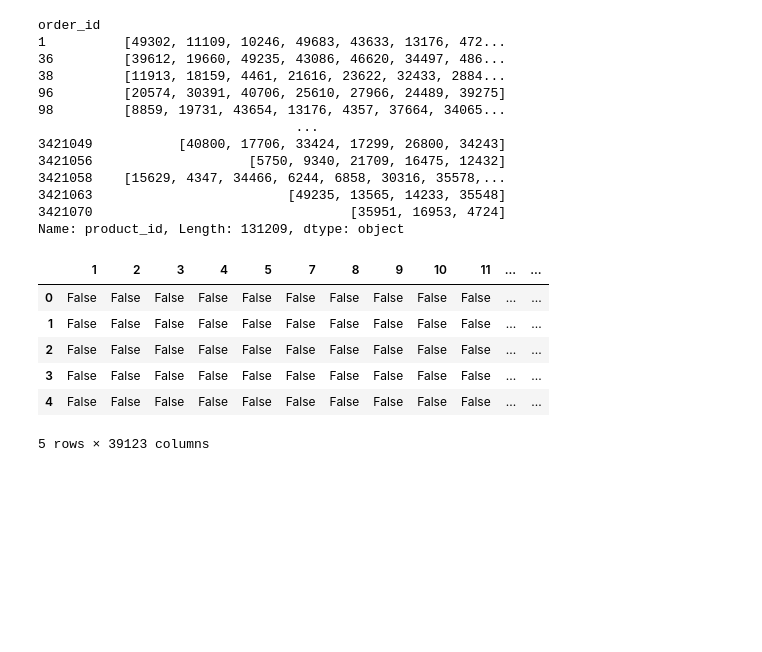
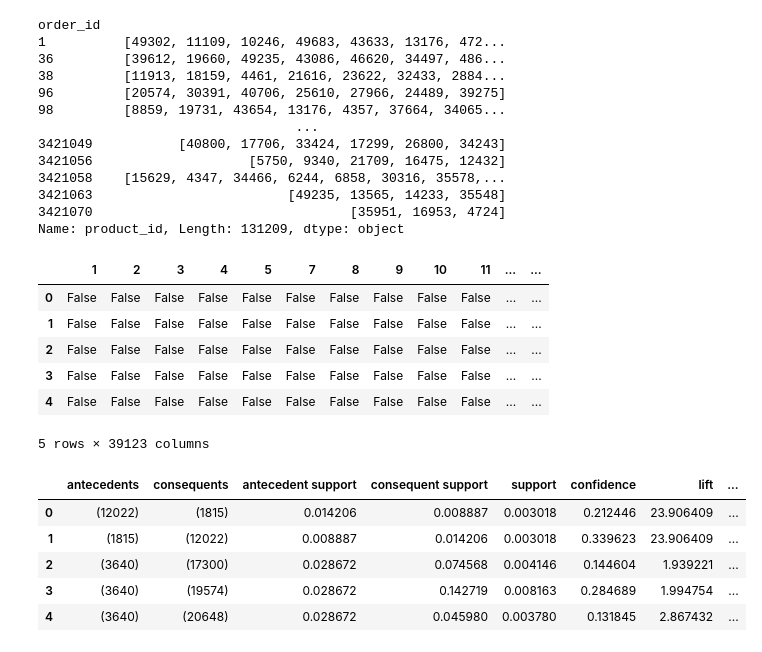
Before and after one commit to Huni0318/preprocessing, a Jupyter notebook: practice/practice7.ipynb, the cells around one changed output. Cells and saved outputs as stored; diff of their text form; code cells hidden in the pictures; blank space fills up the shorter version.

```diff
--- a/practice/practice7.ipynb
+++ b/practice/practice7.ipynb
@@ -314,3 +314,17 @@ one_hot_df.head()
 | 3 | False | False | False | False | False | False | False | False | False | False | ... | ... |
 | 4 | False | False | False | False | False | False | False | False | False | False | ... | ... |
 5 rows × 39123 columns
+# %%
+from mlxtend.frequent_patterns import *
+frequent_item_df = apriori(one_hot_df, min_support = 0.003)
+result = association_rules(frequent_item_df, metric = 'confidence', min_threshold = 0.1)
+result[['antecedents', 'consequents', 'support', 'confidence']].sort_values(by = 'confidence', ascending = False).to_csv("연관규칙탐사결과.csv", index = False)
+# %%
+result.head()
+# %% [output]
+|  | antecedents | consequents | antecedent support | consequent support | support | confidence | lift | ... |
+| 0 | (12022) | (1815) | 0.014206 | 0.008887 | 0.003018 | 0.212446 | 23.906409 | ... |
+| 1 | (1815) | (12022) | 0.008887 | 0.014206 | 0.003018 | 0.339623 | 23.906409 | ... |
+| 2 | (3640) | (17300) | 0.028672 | 0.074568 | 0.004146 | 0.144604 | 1.939221 | ... |
+| 3 | (3640) | (19574) | 0.028672 | 0.142719 | 0.008163 | 0.284689 | 1.994754 | ... |
+| 4 | (3640) | (20648) | 0.028672 | 0.045980 | 0.003780 | 0.131845 | 2.867432 | ... |
```
Also changed, not shown: parts of 1 cell of this notebook.
